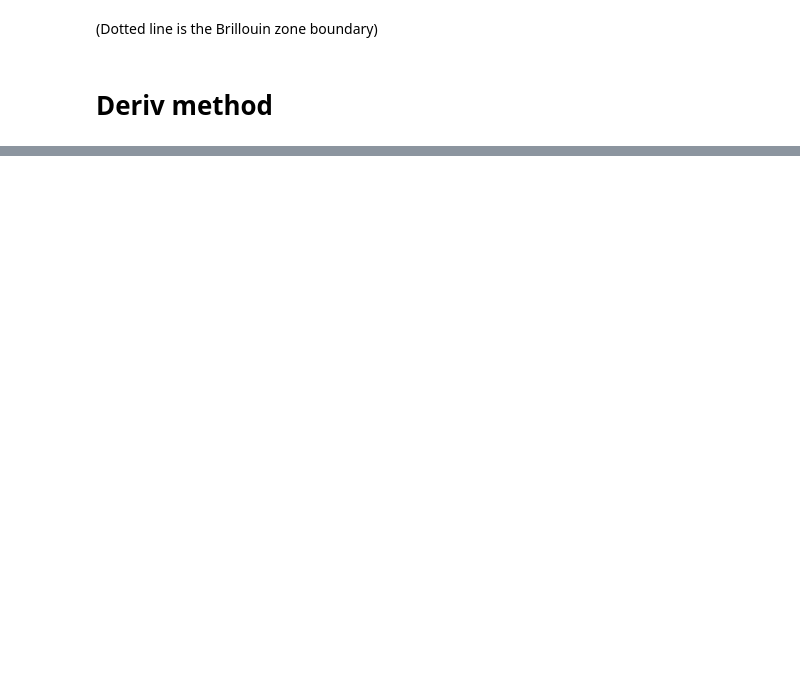
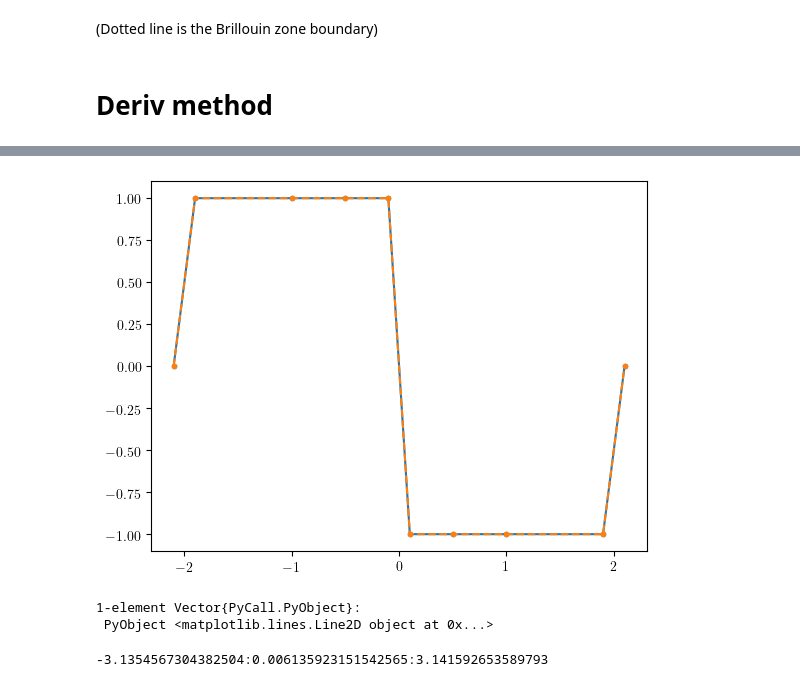
Before and after one commit to tensor4all/QuanticsTCI.jl, a Jupyter notebook: example/chern/chern_2x2.ipynb, the cells around one changed output, grey strips where cells are left out. Saved outputs shown, nothing was run; the diff lists cells and outputs as text; code cells hidden in the pictures; blank space fills up the shorter version.

```diff
--- a/example/chern/chern_2x2.ipynb
+++ b/example/chern/chern_2x2.ipynb
@@ -446,0 +441,11 @@ length(kvals)
+# %%
+plot(mvals, riemannints ./ 8pi, ".-")
+plot(mvals, [v / 8pi for (v, e) in ints], ".--")
+# %% [output]
+[figure, added]
+1-element Vector{PyCall.PyObject}:
+ PyObject <matplotlib.lines.Line2D object at 0x...>
+# %%
+kvals
+# %% [output]
+-3.1354567304382504:0.006135923151542565:3.141592653589793
```
Also changed, not shown: parts of 15 cells of this notebook, 1 other file.
